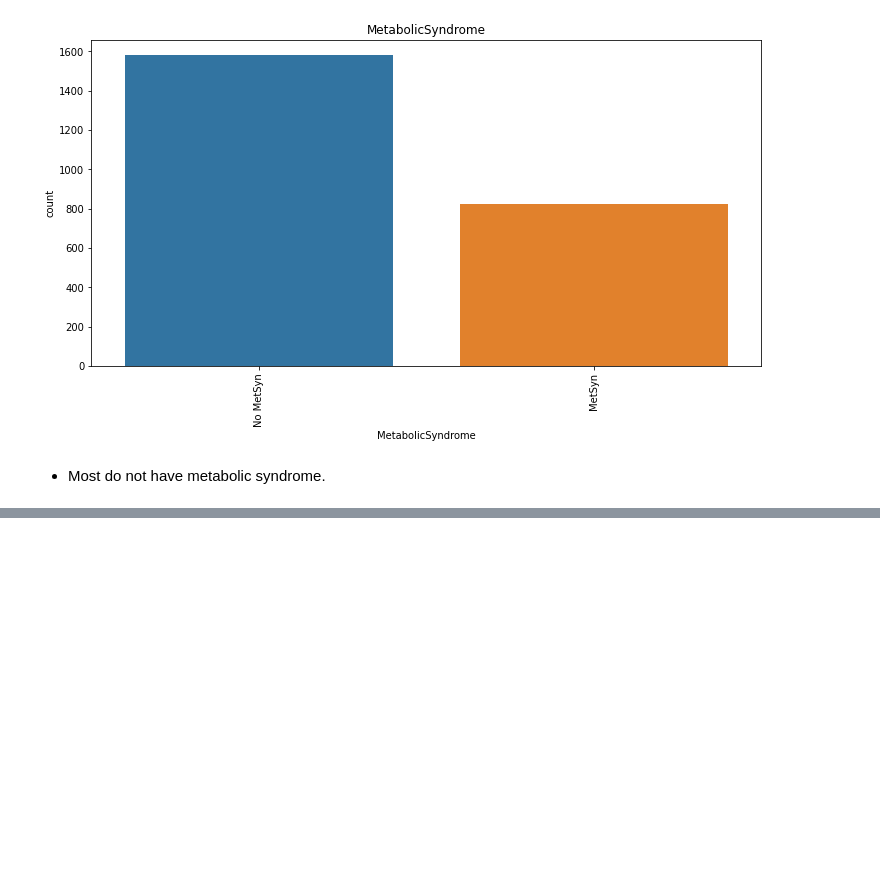
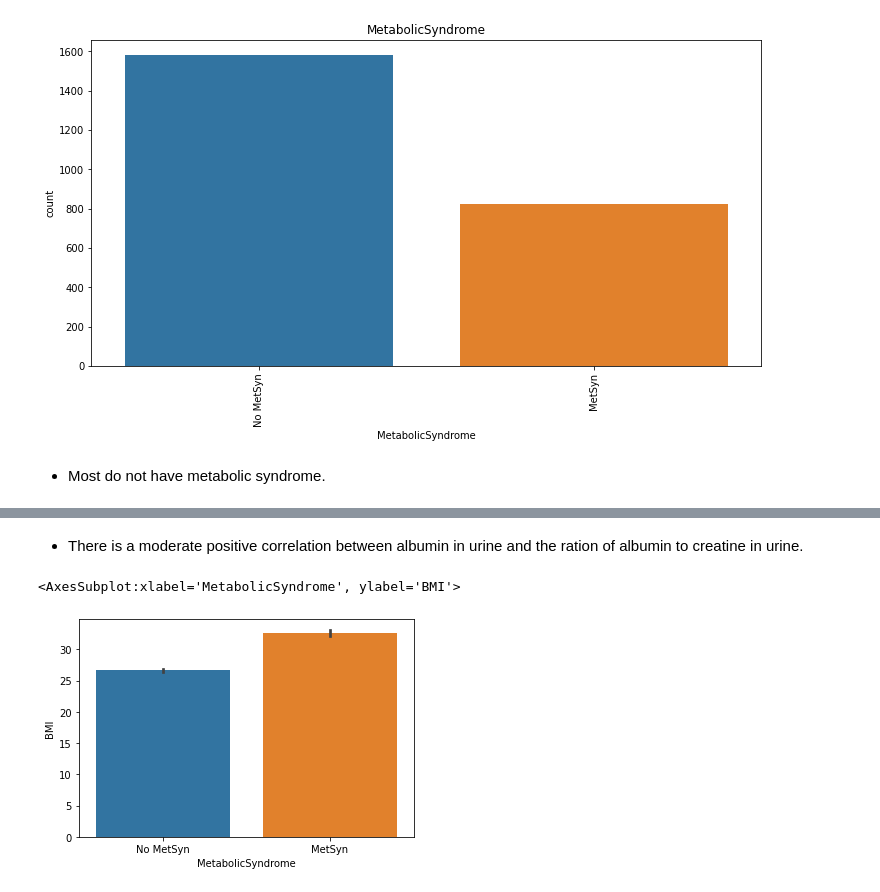
Before and after one commit to Beagan19/Classification-Metabolic-Syndrome-Prediction, a Jupyter notebook: Classification_Metabolic_Syndrome_Predictions.ipynb, the cells around one changed output, grey strips where cells are left out. Drawn from its saved outputs; the diff is of its cells as text; code cells hidden in the pictures; blank space fills up the shorter version.

```diff
--- a/Classification_Metabolic_Syndrome_Predictions.ipynb
+++ b/Classification_Metabolic_Syndrome_Predictions.ipynb
@@ -634,0 +662,8 @@ plt.title('MetabolicSyndrome');
+# %% [markdown]
+- There is a moderate positive correlation between albumin in urine and the ration of albumin to creatine in urine.
+# %%
+# bar graph for metabolic syndrome and bmi
+sns.barplot(data = eda_df, x = 'MetabolicSyndrome', y = 'BMI')
+# %% [output]
+<AxesSubplot:xlabel='MetabolicSyndrome', ylabel='BMI'>
+[figure, added]
```
Also changed, not shown: parts of 34 cells of this notebook.
